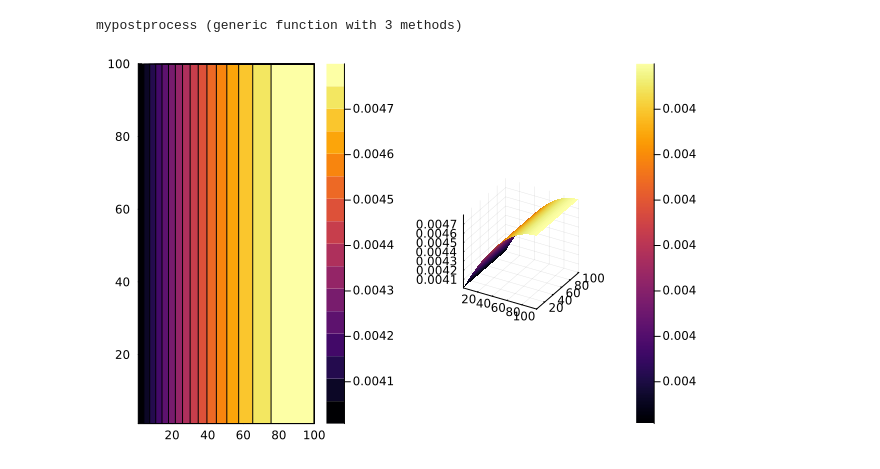
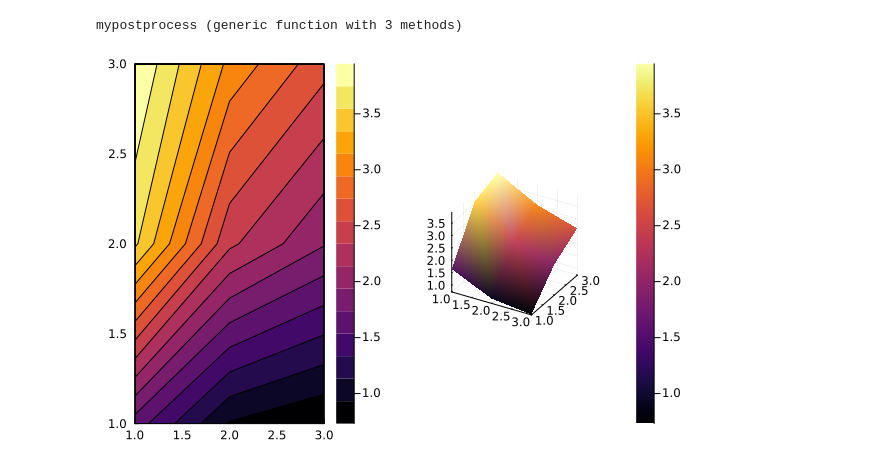
Before and after one commit to ziolai/finite_element_electrical_engineering, a Jupyter notebook: project-based-assignment/metal-hydride-storage/notebooks/pressure-inlet-conditions.ipynb, the cells around one changed output. Drawn from its saved outputs; the diff is of its cells as text; code cells hidden in the pictures.

Commit message:
Added Dirichlet condition on bottom boundary

```diff
--- a/project-based-assignment/metal-hydride-storage/notebooks/pressure-inlet-conditions.ipynb
+++ b/project-based-assignment/metal-hydride-storage/notebooks/pressure-inlet-conditions.ipynb
@@ -193,7 +191,7 @@ end
 mypostprocess (generic function with 3 methods)
 # %%
 # grid = generate_grid(Quadrilateral, (100, 100));
-nelem = 100
+nelem = 3
 nels  = (nelem, nelem) # number of elements in each spatial direction
 grid = generate_grid(Quadrilateral, nels);
 
@@ -212,31 +210,35 @@ ch = ConstraintHandler(dh);
 
 # Boundary conditions part: Dirichlet BC for the velocity at the top lid
 left_patch = getfacetset(dh.grid, "left")
 if (true)
     dbc1 = Dirichlet(:u, left_patch, (x,t) ->  10. )
 else
     dbc1 = setup_mean_constraint(dh, fvu)
 end
 add!(ch, dbc1)
 
+bottom_patch = getfacetset(dh.grid, "bottom")
+dbc2 = Dirichlet(:u, bottom_patch, (x,t) ->  0. )
+add!(ch, dbc2)
+
 close!(ch);
 
 K = allocate_matrix(dh,ch);
 M = allocate_matrix(dh,ch);
 f = zeros(ndofs(dh));
 
 K, f = assemble_K!(K, f, cellvalues, dh);
 apply!(K, f, ch)
 u = K \ f;
 
 VTKGridFile("diffusion", dh) do vtk
     write_solution(vtk, dh, u)
     Ferrite.write_constraints(vtk, ch)
 end
 
 area, myu2d = mypostprocess(u, dh, cvu, nels) # offset due to non-homogeneous Dirichlet missing
 p1 = contour(myu2d', fill=true)
 p2 = surface(myu2d', fill=true)
 plot(p1,p2, layout=(1,2))
 # %% [output]
-[figure, old version]
+[figure, new version]
```
Also changed, not shown: parts of 1 cell of this notebook.
